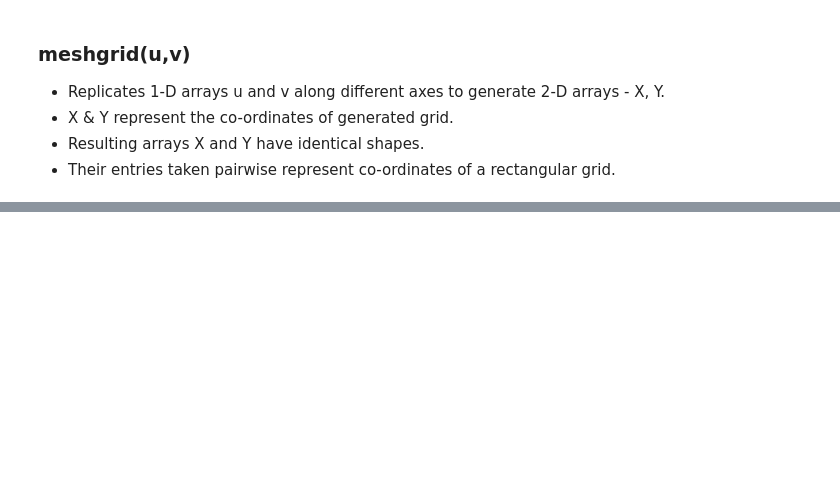
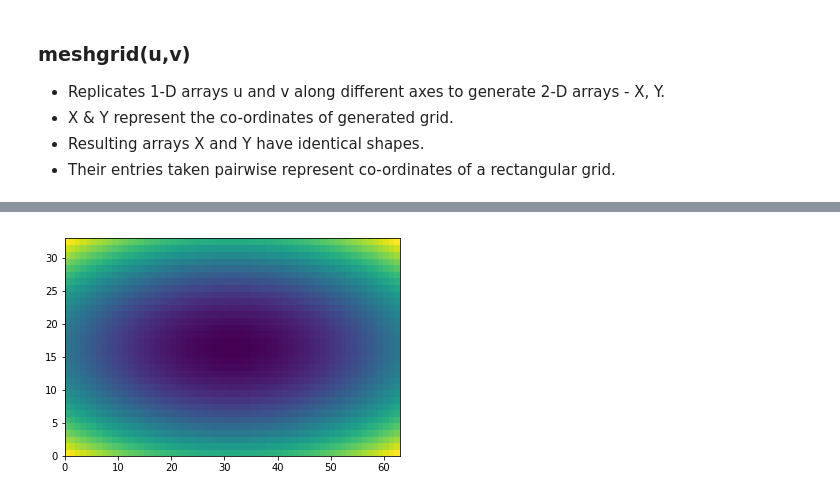
Before and after one commit to databaaz/av18, a Jupyter notebook: visualization.ipynb, the cells around one changed output, grey strips where cells are left out. Saved outputs shown, nothing was run; the diff lists cells and outputs as text; code cells hidden in the pictures; blank space fills up the shorter version.

Commit message:
"Adds more code in visualization notebook"

```diff
--- a/visualization.ipynb
+++ b/visualization.ipynb
@@ -180,0 +185,12 @@ a,b
+# %%
+u = np.linspace(-2,2,63)
+v = np.linspace(-1,1,33)
+
+X,Y = np.meshgrid(u,v)
+Z = X**2/25 + Y**2/4 # should represent grayscale pixels, high values = lighter colors, low=darker
+
+plt.pcolor(Z)
+plt.axis('tight') #to clip any extra whitespace
+plt.show()
+# %% [output]
+[figure, added]
```
Also changed, not shown: parts of 10 cells of this notebook.
